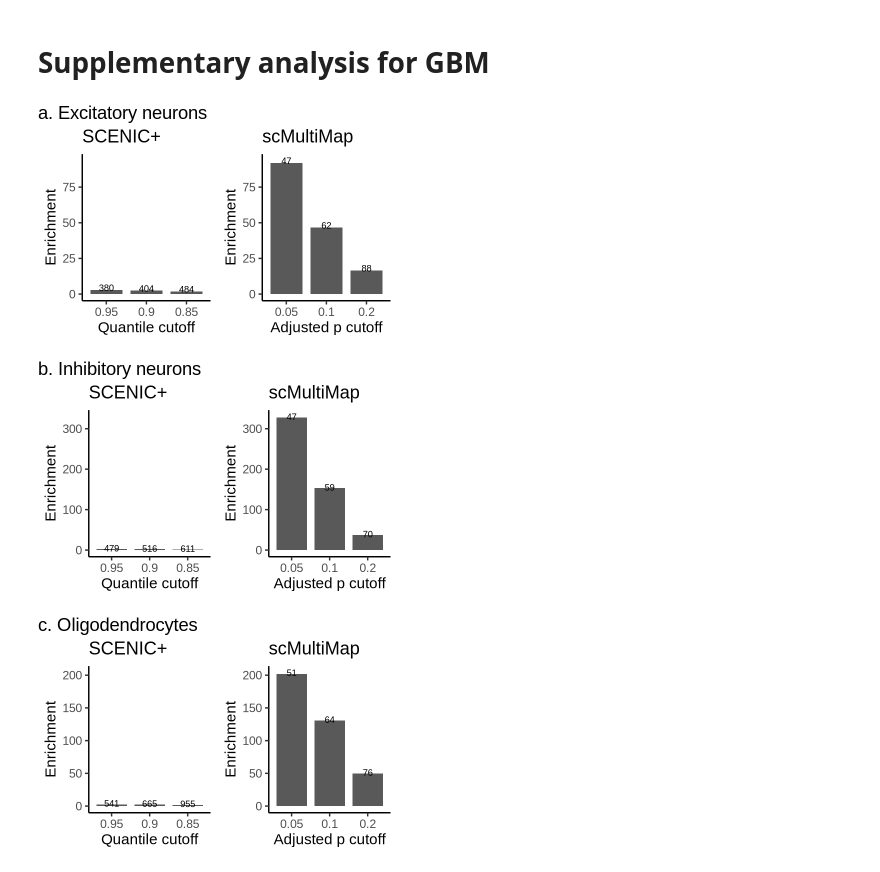
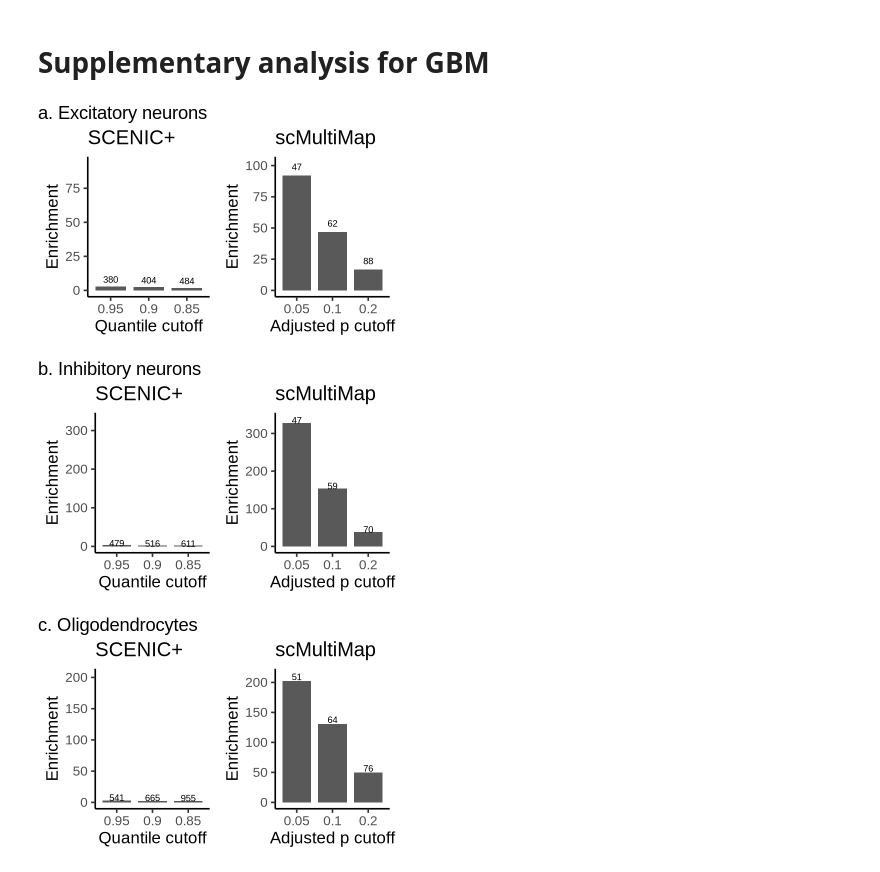
Before and after one commit to ChangSuBiostats/scMultiMap_analysis, a Jupyter notebook: real_data_analysis/reproducibility_brain.ipynb, the cells around one changed output. Saved outputs shown, nothing was run; the diff lists cells and outputs as text; code cells hidden in the pictures.

```diff
--- a/real_data_analysis/reproducibility_brain.ipynb
+++ b/real_data_analysis/reproducibility_brain.ipynb
@@ -215,38 +215,41 @@ sum_df_GBM$cell_type <- rep(cts_CG[2:4], each = 3)
 fig_letter <- c('a','b','c')
 names(fig_letter) <- cts_CG[2:4]
 for(ct in cts_CG[c(2:4)]){
     g_list <- list()
     proposed_df <- long_ct_sum_df[grepl(ct, long_ct_sum_df$cell_type) &
                                   long_ct_sum_df$method == 'scMultiMap', c('fe_or', 'pval','p_cutoff', 'method', 'repro_counts')]
 
     g_list[[2]] <- ggplot(proposed_df,
                           aes( x = factor(p_cutoff), y = fe_or)) +
     geom_bar(stat = 'identity', width = 0.8) +
-    geom_text(aes(label = repro_counts), nudge_y = 1.5) +
-    ylim(c(0, max(proposed_df$fe_or)+1.5)) +
+    geom_text(aes(label = repro_counts), nudge_y = 7) +
+    ylim(c(0, max(proposed_df$fe_or)+10)) +
     labs(x = 'Adjusted p cutoff', y = 'Enrichment', title = 'scMultiMap') +
-    theme_classic(base_size = 18)
+    theme_classic(base_size = 20)
 
     tmp <- sum_df_GBM[sum_df_GBM$cell_type == ct, c('fe_or', 'pval','qu_cutoff', 'repro_counts')]
     g_list[[1]] <- ggplot(tmp,
                       aes(x = factor(qu_cutoff, levels = c(0.95,0.9,0.85), labels = c(0.95,0.9,0.85)), y = fe_or)) +
     geom_bar(stat = 'identity', width = 0.8) +
-    geom_text(aes(label = repro_counts), nudge_y = 1.5) +
+    geom_text(aes(label = repro_counts), nudge_y = 5) +
     ylim(c(0, max(proposed_df$fe_or)+1.5)) +
     labs(x = 'Quantile cutoff', y = 'Enrichment', title = 'SCENIC+') +
-    theme_classic(base_size = 18)
+    theme_classic(base_size = 20)
 
 
 
     options(repr.plot.width = 6, repr.plot.height = 4)
     g <- grid.arrange(grobs = g_list, nrow = 1, top =
              textGrob(paste(fig_letter[ct],
                             ifelse(ct == 'Oligodendrocytes', ct,
                             sprintf('%s neurons', ct)), sep = '. '),
                       gp=gpar(fontsize=22), x = 0, hjust = 0))
     ggsave(sprintf('%s/brain/reproducibility_GBM_%s.pdf', fig_dir, ct), g, width = 6, height = 4)
+
+    saveRDS(list(scMultiMap = proposed_df, SCENIC = tmp),
+            sprintf('../manuscript/Source Data/supplementary/figure_12%s.rds', fig_letter[ct]))
 }
 # %% [output]
-[figure, old version]
+[figure, new version]
-[figure, old version]
+[figure, new version]
-[figure, old version]
+[figure, new version]
```
Also changed, not shown: 13 other files.
